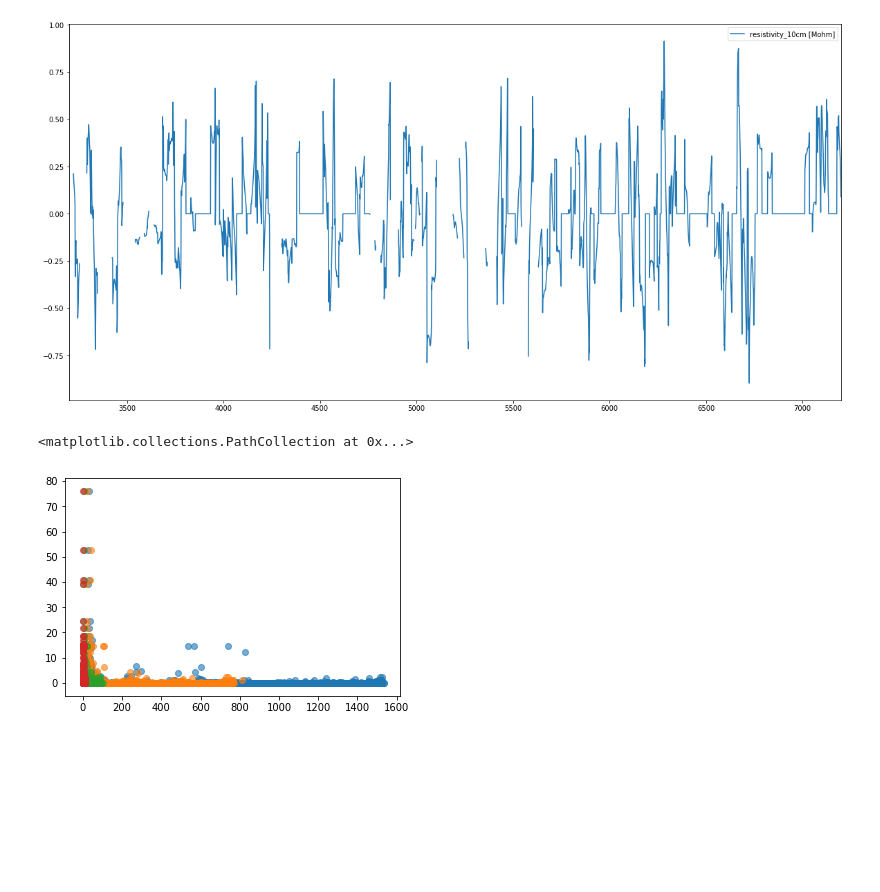
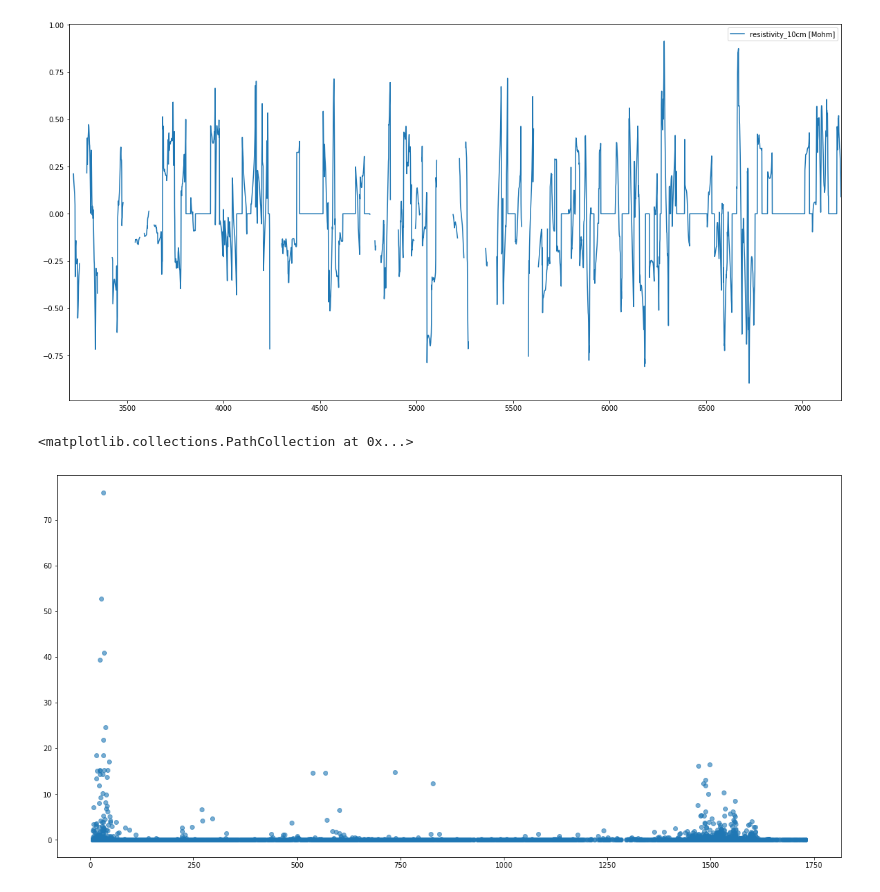
Before and after one commit to ETHZ-TEC/permafrostanalytics, a Jupyter notebook: notebooks/timeseries_analysis.ipynb, the cells around one changed output. Saved outputs shown, nothing was run; the diff lists cells and outputs as text; code cells hidden in the pictures; blank space fills up the shorter version.

```diff
--- a/notebooks/timeseries_analysis.ipynb
+++ b/notebooks/timeseries_analysis.ipynb
@@ -69,13 +69,16 @@ df.loc[summer, :].loc[:, ['resistivity_10cm [Mohm]']].rolling(24).corr(df2.loc[s
 <matplotlib.axes._subplots.AxesSubplot at 0x...>
 [figure]
 # %%
-plt.scatter(df.loc[summer, :].loc[:, ['resistivity_10cm [Mohm]']], df2.loc[summer, :].loc[:, 'rain_intensity [mm/h]'], alpha=0.6)
+plt.figure(figsize=(20, 10))
 
-plt.scatter(df.loc[summer, :].loc[:, ['resistivity_35cm [Mohm]']], df2.loc[summer, :].loc[:, 'rain_intensity [mm/h]'], alpha=0.6)
+plt.scatter(df.loc[:, ['resistivity_10cm [Mohm]']], df2.loc[:, 'rain_intensity [mm/h]'], alpha=0.6)
 
-plt.scatter(df.loc[summer, :].loc[:, ['resistivity_60cm [Mohm]']], df2.loc[summer, :].loc[:, 'rain_intensity [mm/h]'], alpha=0.6)
 
-plt.scatter(df.loc[summer, :].loc[:, ['resistivity_85cm [Mohm]']], df2.loc[summer, :].loc[:, 'rain_intensity [mm/h]'], alpha=0.6)
+plt.scatter(df.loc[:, ['resistivity_35cm [Mohm]']], df2.loc[:, 'rain_intensity [mm/h]'], alpha=0.6)
+
+plt.scatter(df.loc[:, ['resistivity_60cm [Mohm]']], df2.loc[:, 'rain_intensity [mm/h]'], alpha=0.6)
+
+plt.scatter(df.loc[:, ['resistivity_85cm [Mohm]']], df2.loc[:, 'rain_intensity [mm/h]'], alpha=0.6)
 # %% [output]
 <matplotlib.collections.PathCollection at 0x...>
-[figure, old version]
+[figure, new version]
```
Also changed, not shown: parts of 22 cells of this notebook, 3 other files.
